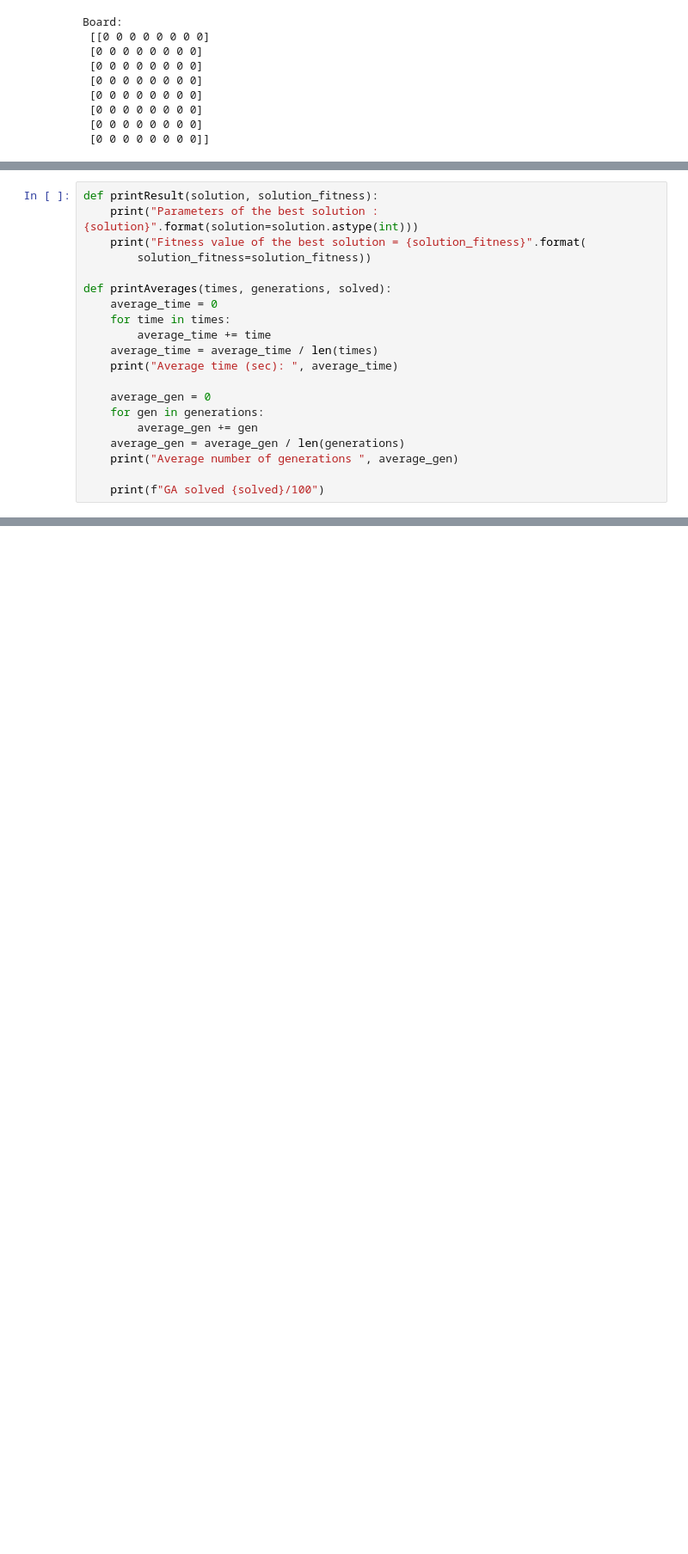
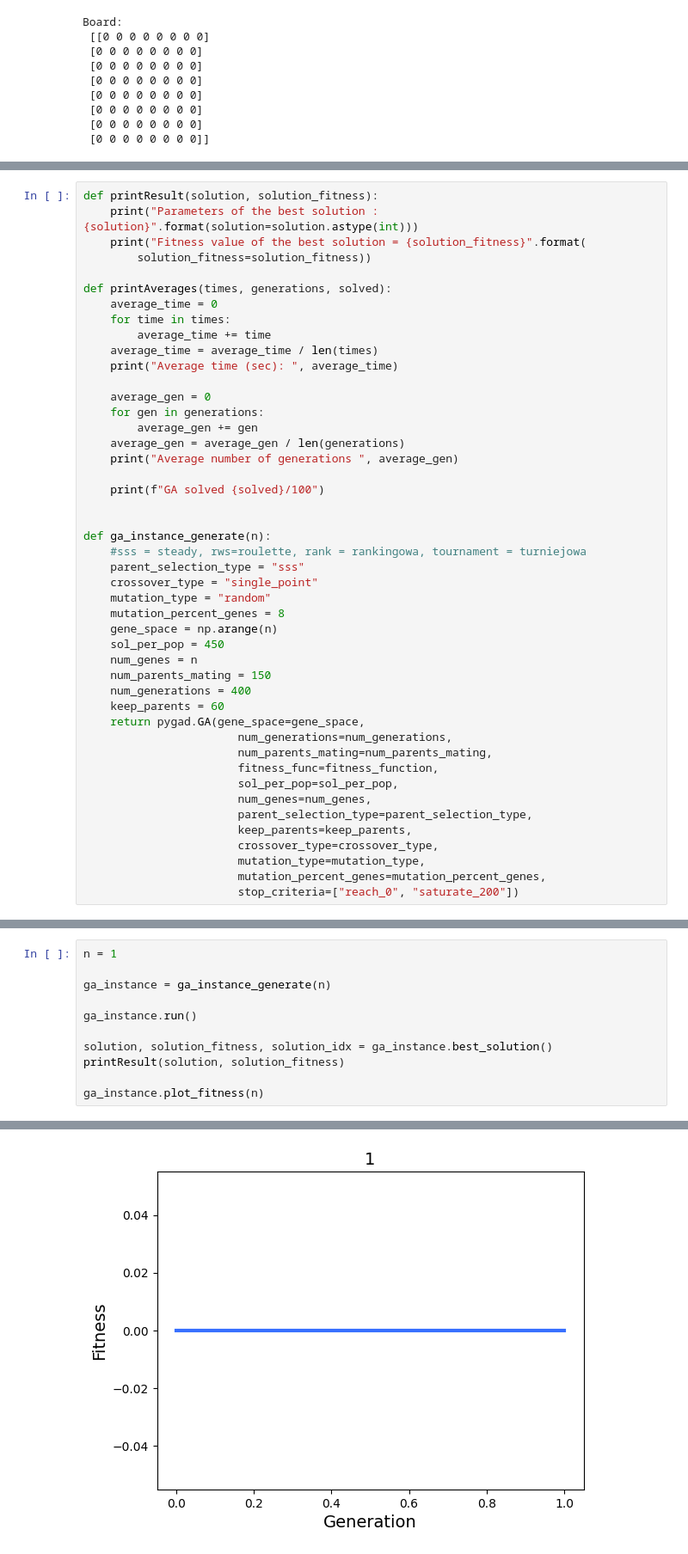
Before and after one commit to piotrd22/computational_intelligence_ug, a Jupyter notebook: project01/project.ipynb, the cells around one changed output, grey strips where cells are left out. Shown: that part at 86% size. Cells and saved outputs as stored; diff of their text form; blank space fills up the shorter version.

```diff
--- a/project01/project.ipynb
+++ b/project01/project.ipynb
@@ -82,3 +82,29 @@ def printAverages(times, generations, solved):
     print("Average number of generations ", average_gen)
 
     print(f"GA solved {solved}/100")
+
+
+def ga_instance_generate(n):
+    #sss = steady, rws=roulette, rank = rankingowa, tournament = turniejowa
+    parent_selection_type = "sss"
+    crossover_type = "single_point"
+    mutation_type = "random"
+    mutation_percent_genes = 8
+    gene_space = np.arange(n)
+    sol_per_pop = 450
+    num_genes = n
+    num_parents_mating = 150
+    num_generations = 400
+    keep_parents = 60
+    return pygad.GA(gene_space=gene_space,
+                       num_generations=num_generations,
+                       num_parents_mating=num_parents_mating,
+                       fitness_func=fitness_function,
+                       sol_per_pop=sol_per_pop,
+                       num_genes=num_genes,
+                       parent_selection_type=parent_selection_type,
+                       keep_parents=keep_parents,
+                       crossover_type=crossover_type,
+                       mutation_type=mutation_type,
+                       mutation_percent_genes=mutation_percent_genes,
+                       stop_criteria=["reach_0", "saturate_200"])
@@ -124,0 +111,12 @@ Fitness value of the best solution = 0
+# %%
+n = 1
+
+ga_instance = ga_instance_generate(n)
+
+ga_instance.run()
+
+solution, solution_fitness, solution_idx = ga_instance.best_solution()
+printResult(solution, solution_fitness)
+
+ga_instance.plot_fitness(n)
+# %% [output]
@@ -124,0 +125 @@ Fitness value of the best solution = 0
+[figure, added]
```
Also changed, not shown: parts of 21 cells of this notebook.
